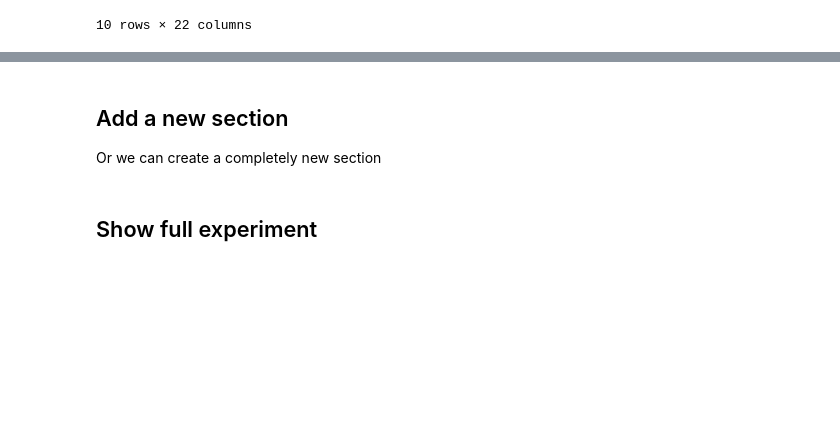
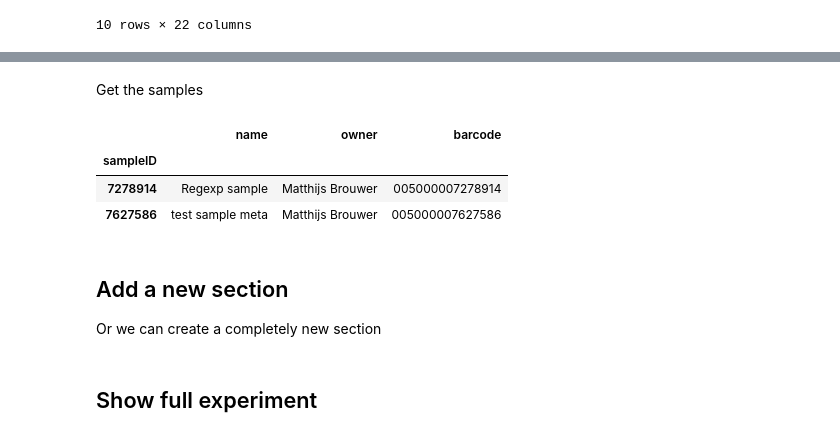
Before and after one commit to matthijsbrouwer/jupyter-elabjournal, a Jupyter notebook: 04_Experiments.ipynb, the cells around one changed output, grey strips where cells are left out. Drawn from its saved outputs; the diff is of its cells as text; code cells hidden in the pictures; blank space fills up the shorter version.

Commit message:
add sample sections

```diff
--- a/04_Experiments.ipynb
+++ b/04_Experiments.ipynb
@@ -147,6 +147,8 @@ fileSectionId = allSections[allSections["sectionType"]=="FILE"].index[0]
 datatableSectionId = allSections[allSections["sectionType"]=="DATATABLE"].index[0]
 canvasSectionId = allSections[allSections["sectionType"]=="CANVAS"].index[0]
 excelSectionId = allSections[allSections["sectionType"]=="EXCEL"].index[0]
+samplesInSectionId = allSections[allSections["sectionType"]=="SAMPLESIN"].index[0]
+samplesOutSectionId = allSections[allSections["sectionType"]=="SAMPLESOUT"].index[0]
 # %% [markdown]
 ## Sectiontype FILE
 A **section object** can be of type 'IMAGE'
@@ -328,0 +350,3 @@ display(section4_excel_sheet)
+# %%
+sectionSamplesOut = eLAB.section(samplesOutSectionId)
+sectionSamplesOut.visualize()
@@ -329,3 +355,12 @@ display(section4_excel_sheet)
+# %% [markdown]
+Get the samples
+# %%
+sectionSamplesOut.samples().all(["name","owner","barcode"])
+# %% [output]
+|  | name | owner | barcode |
+| sampleID |  |  |  |
+| 7278914 | Regexp sample | Matthijs Brouwer | 005000007278914 |
+| 7627586 | test sample meta | Matthijs Brouwer | 005000007627586 |
 # %% [markdown]
 ## Add a new section
 Or we can create a completely new section
```
Also changed, not shown: parts of 6 cells of this notebook.
